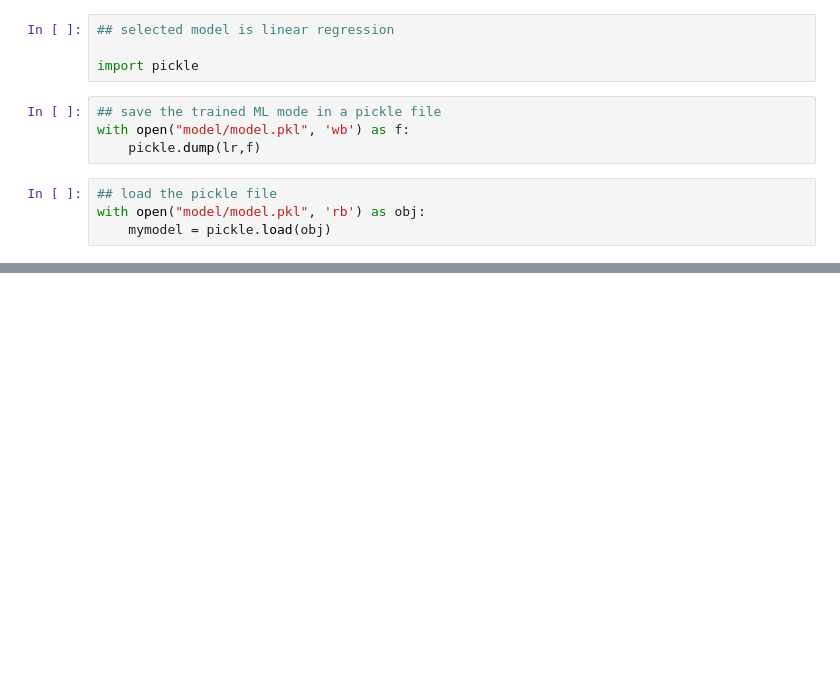
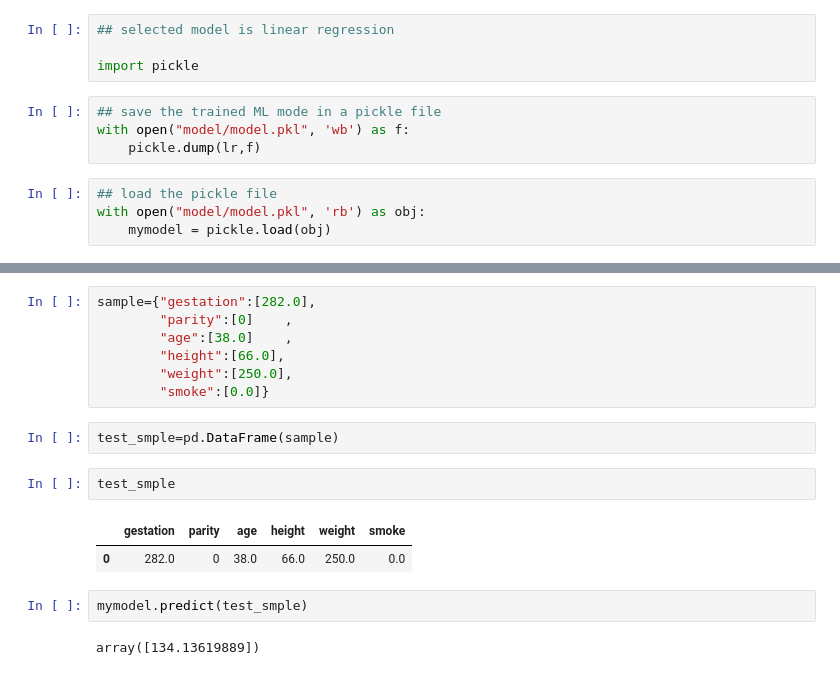
Before and after one commit to Jarshiv/birth_weight_predictor, a Jupyter notebook: model_training.ipynb, the cells around one changed output, grey strips where cells are left out. Drawn from its saved outputs; the diff is of its cells as text; blank space fills up the shorter version.

```diff
--- a/model_training.ipynb
+++ b/model_training.ipynb
@@ -293,0 +275,18 @@ array([132.42746296])
+# %%
+sample={"gestation":[282.0],
+        "parity":[0]	,
+        "age":[38.0]	,
+        "height":[66.0],
+        "weight":[250.0],
+        "smoke":[0.0]}
+# %%
+test_smple=pd.DataFrame(sample)
+# %%
+test_smple
+# %% [output]
+|  | gestation | parity | age | height | weight | smoke |
+| 0 | 282.0 | 0 | 38.0 | 66.0 | 250.0 | 0.0 |
+# %%
+mymodel.predict(test_smple)
+# %% [output]
+array([134.13619889])
```
Also changed, not shown: parts of 10 cells of this notebook, 1 other file.
